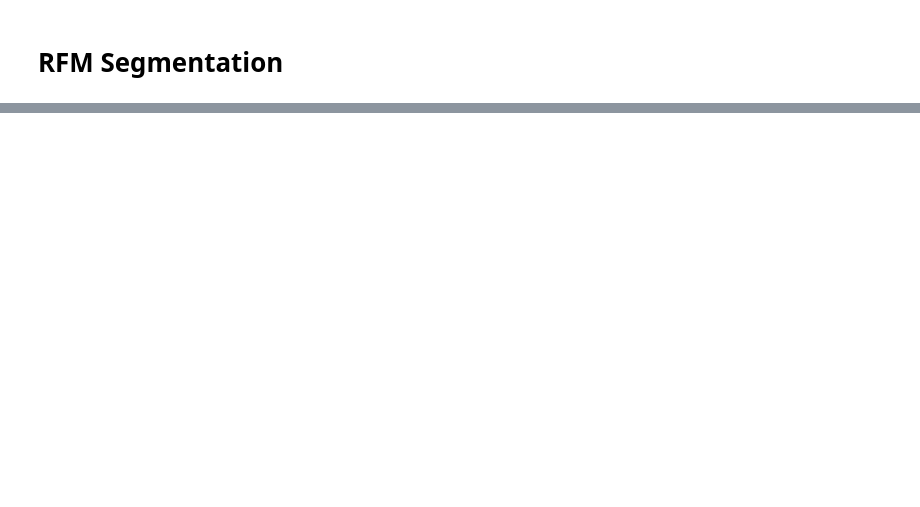
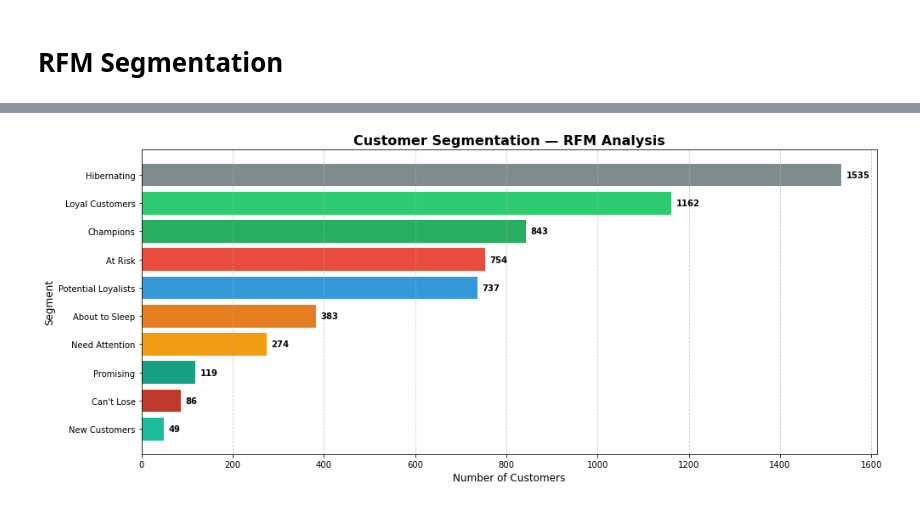
Before and after one commit to jarviscanada/jarvis_data_eng_FredeEmnetu, a Jupyter notebook: python_data_analytics/python_data_wrangling/retail_data_analytics_wrangling.ipynb, the cells around one changed output, grey strips where cells are left out. Cells and saved outputs as stored; diff of their text form; code cells hidden in the pictures; blank space fills up the shorter version.

```diff
--- a/python_data_analytics/python_data_wrangling/retail_data_analytics_wrangling.ipynb
+++ b/python_data_analytics/python_data_wrangling/retail_data_analytics_wrangling.ipynb
@@ -364,0 +430,17 @@ As you can see, computing RFM segmentation requires extensive domain knowledge i
+# %%
+#customers with RFM Score 555
+seg_map = {
+    r'[1-2][1-2]': 'Hibernating',
+    r'[1-2][3-4]': 'At Risk',
+    r'[1-2]5': 'Can\'t Lose',
+    r'3[1-2]': 'About to Sleep',
+    r'33': 'Need Attention',
+    r'[3-4][4-5]': 'Loyal Customers',
+    r'41': 'Promising',
+    r'51': 'New Customers',
+    r'[4-5][2-3]': 'Potential Loyalists',
+    r'5[4-5]': 'Champions'
+}
+rfm['segment'] = rfm['recency_score'].astype(str) + rfm['frequency_score'].astype(str)
+rfm['segment'] = rfm['segment'].replace(seg_map, regex=True)
+rfm[["segment", "recency","frequency","monetary"]].groupby("segment").agg(["mean","count"]).round(2)
@@ -364,0 +461,38 @@ As you can see, computing RFM segmentation requires extensive domain knowledge i
+# %%
+segment_counts = rfm.groupby('segment').size().reset_index(name='count')
+
+# Define colors by segment health
+colors_map = {
+    'Champions': '#27ae60',
+    'Loyal Customers': '#2ecc71',
+    'Potential Loyalists': '#3498db',
+    'New Customers': '#1abc9c',
+    'Promising': '#16a085',
+    'Need Attention': '#f39c12',
+    'About to Sleep': '#e67e22',
+    'At Risk': '#e74c3c',
+    "Can't Lose": '#c0392b',
+    'Hibernating': '#7f8c8d'
+}
+
+segment_counts = segment_counts.sort_values('count', ascending=False)
+colors = [colors_map[seg] for seg in segment_counts['segment']]
+
+fig, ax = plt.subplots(figsize=(14, 6))
+
+bars = ax.barh(segment_counts['segment'], segment_counts['count'], color=colors)
+
+for bar, val in zip(bars, segment_counts['count']):
+    ax.text(bar.get_width() + 10, bar.get_y() + bar.get_height()/2,
+            str(val), va='center', ha='left', fontsize=10, fontweight='bold')
+
+ax.set_title('Customer Segmentation — RFM Analysis', fontsize=16, fontweight='bold')
+ax.set_xlabel('Number of Customers', fontsize=12)
+ax.set_ylabel('Segment', fontsize=12)
+ax.invert_yaxis()
+ax.grid(True, linestyle='--', alpha=0.7, axis='x')
+
+plt.tight_layout()
+plt.savefig('customer_segmentation', dpi=150, bbox_inches='tight')
+# %% [output]
+[figure, added]
```
Also changed, not shown: parts of 29 cells of this notebook, 19 other files.
